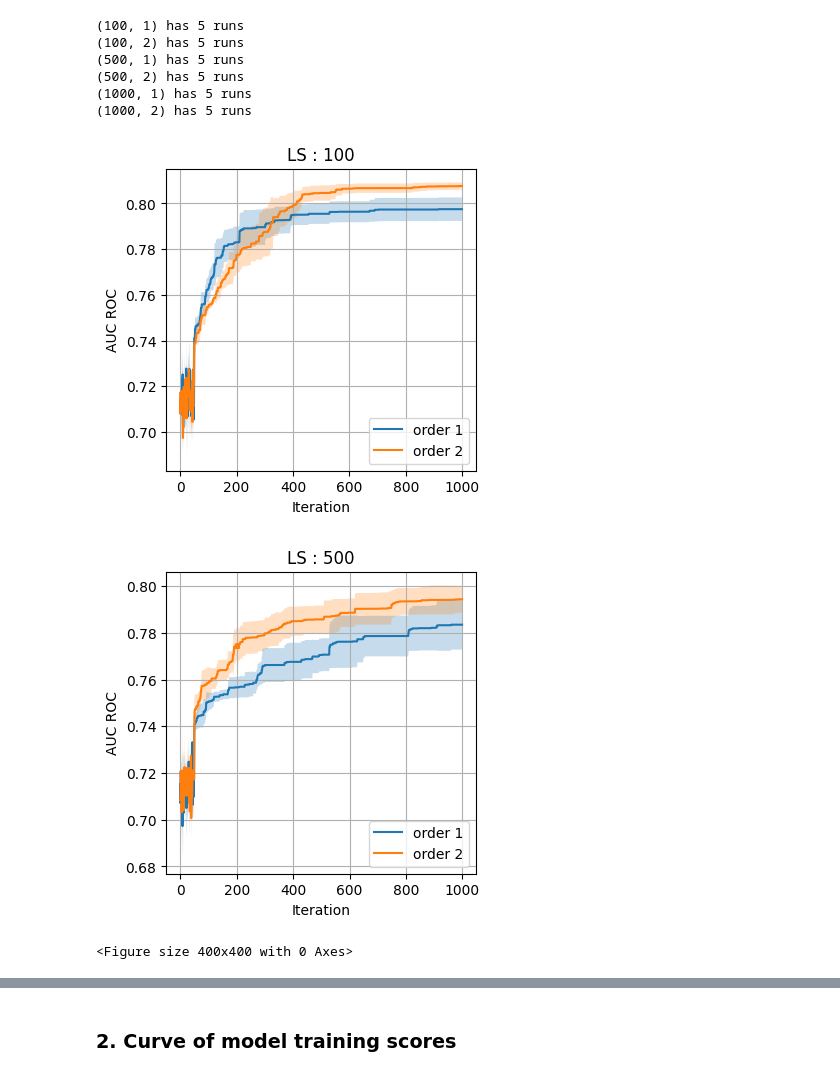
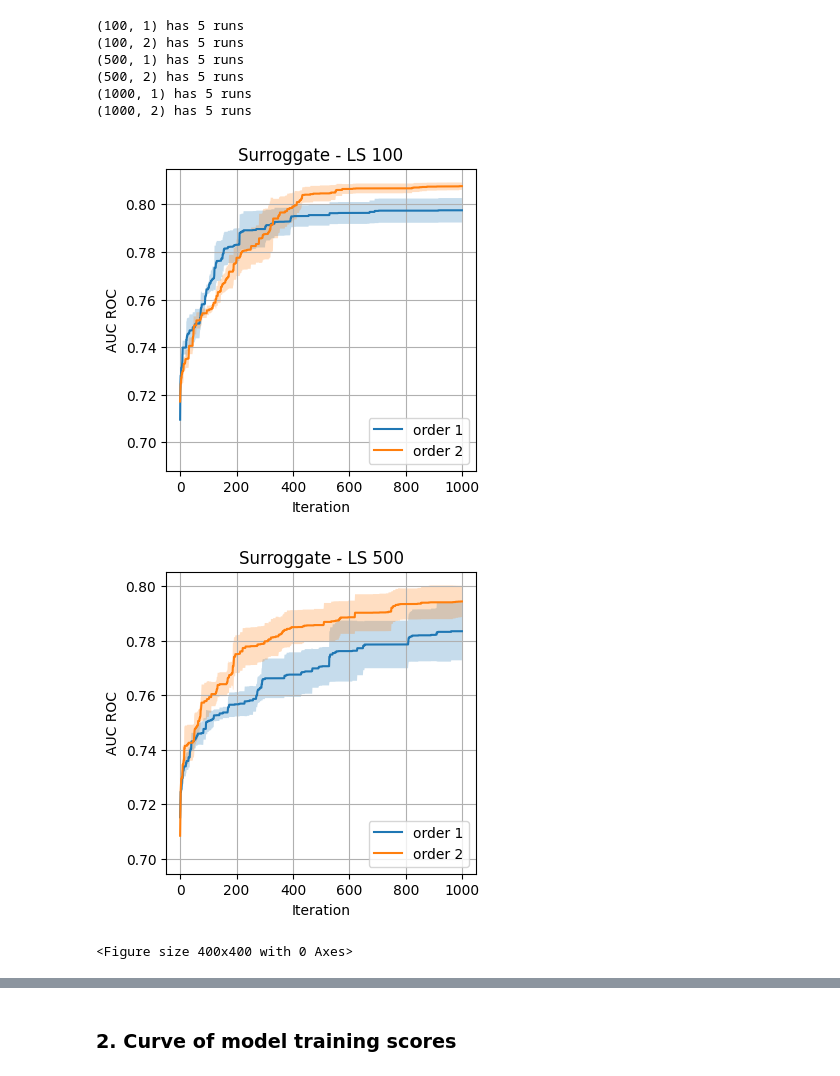
Before and after one commit to prise-3d/noise-detection-attributes-optimization, a Jupyter notebook: analysis/rendering_surrogate_models.ipynb, the cells around one changed output, grey strips where cells are left out. Drawn from its saved outputs; the diff is of its cells as text; code cells hidden in the pictures.

```diff
--- a/analysis/rendering_surrogate_models.ipynb
+++ b/analysis/rendering_surrogate_models.ipynb
@@ -54,12 +54,17 @@ for i in range(1, N_RUNS + 1):
         # need to extract the 50 first solution found from surrogate data file
         data_file = os.path.join(surrogate_data_folder, run.replace('_performance.csv', ''))
 
+        max_score = 0.
         scores = []
         with open(data_file, 'r') as f:
             lines = f.readlines()
 
             for line in lines[1:SS + 1]:
-                scores.append(float(line.split(';')[-1]))
+                cscore = float(line.split(';')[-1])
+
+                if cscore > max_score:
+                    max_score = cscore
+                scores.append(max_score)
 
         with open(os.path.join(surrogate_data_folder, run), 'r') as f:
             lines = f.readlines()
@@ -67,7 +72,12 @@ for i in range(1, N_RUNS + 1):
             for index, line in enumerate(lines[:ILS - SS]):
                 #print(f'{index} => {run}')
                 #print(line)
-                scores.append(float(line.split(';')[-2]))
+                cscore = float(line.split(';')[-2])
+
+                if cscore > max_score:
+                    max_score = cscore
+
+                scores.append(max_score)
 
         # append run data into dictionnary with its key
         data_results[key].append(scores)
@@ -84,35 +94,35 @@ for k in sorted(data_results.keys()):
 # %%
 n_LS = 100
 
 for n_LS in [100, 500, 1000]:
     fig = plt.figure(dpi=100, figsize=(4, 4))
     ax = fig.add_subplot(111)
-    ax.set_title(f'LS : {n_LS}')
+    ax.set_title(f'Surroggate - LS {n_LS}')
 
     for k in sorted(data_results.keys()):
         ls_iter, order = k
 
         if ls_iter == n_LS:
 
             data = np.array(data_results[k])
 
             means = data.mean(axis=0)
             confidences = (1.9 * data.std(axis=0)) / np.sqrt(N_RUNS)
 
             ax.plot(means, label=f'order {order}')
             ax.fill_between(np.arange(1000), means-confidences, means+confidences, alpha=.25)
 
     ax.grid()
     ax.legend(loc=4)
     ax.set_ylabel('AUC ROC')
     ax.set_xlabel('Iteration')
     # ax.set_yscale('log')
     fig.savefig(os.path.join(output_images_folder, f'out_performance_LS-{n_LS}.pdf'), format='pdf', bbox_inches='tight')
     #plt.show()
 fig.clf()
 # %% [output]
-[figure, old version]
+[figure, new version]
-[figure, old version]
+[figure, new version]
 <Figure size 400x400 with 0 Axes>
 # %%
 for o in [1, 2]:
```
Also changed, not shown: parts of 8 cells of this notebook, 1 other file.
